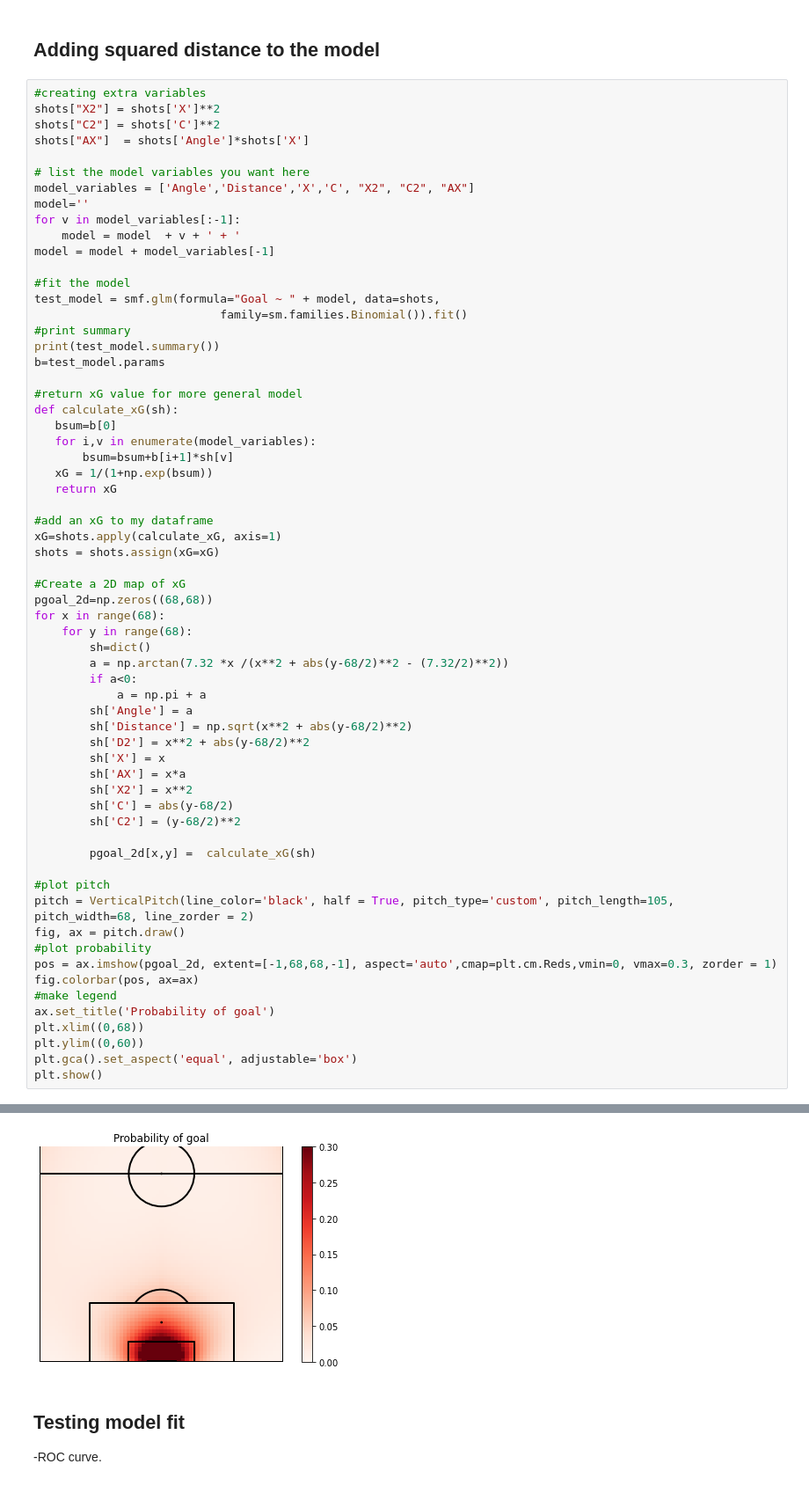
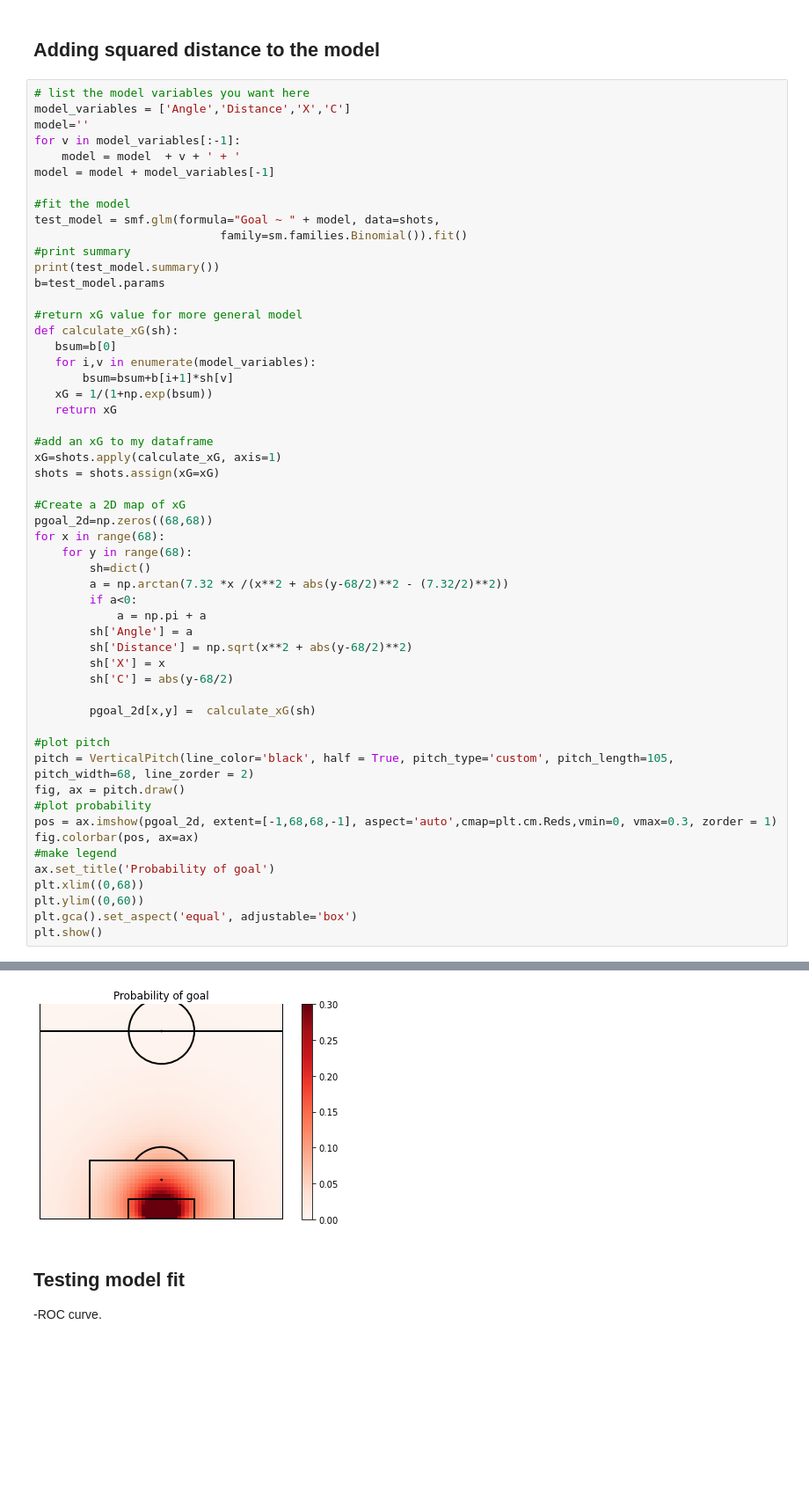
Before and after one commit to Jelan12345/Course_Project, a Jupyter notebook: 541_Course_Proj.ipynb, the cells around one changed output, grey strips where cells are left out. Shown at 88% size. Saved outputs shown, nothing was run; the diff lists cells and outputs as text; blank space fills up the shorter version.

```diff
--- a/541_Course_Proj.ipynb
+++ b/541_Course_Proj.ipynb
@@ -463,13 +489,8 @@ D2            -0.0034      0.000     -8.262      0.000      -0.004      -0.003
 # %% [markdown]
 ## Adding squared distance to the model
 # %%
-#creating extra variables
-shots["X2"] = shots['X']**2
-shots["C2"] = shots['C']**2
-shots["AX"]  = shots['Angle']*shots['X']
-
 # list the model variables you want here
-model_variables = ['Angle','Distance','X','C', "X2", "C2", "AX"]
+model_variables = ['Angle','Distance','X','C']
 model=''
 for v in model_variables[:-1]:
     model = model  + v + ' + '
@@ -504,12 +525,8 @@ for x in range(68):
             a = np.pi + a
         sh['Angle'] = a
         sh['Distance'] = np.sqrt(x**2 + abs(y-68/2)**2)
-        sh['D2'] = x**2 + abs(y-68/2)**2
         sh['X'] = x
-        sh['AX'] = x*a
-        sh['X2'] = x**2
         sh['C'] = abs(y-68/2)
-        sh['C2'] = (y-68/2)**2
 
         pgoal_2d[x,y] =  calculate_xG(sh)
 
@@ -545,5 +565,5 @@ AX             0.1251      0.118      1.063      0.288      -0.105       0.356
 ==============================================================================
-[figure, old version]
+[figure, new version]
 # %% [markdown]
 ## Testing model fit
 
```
Also changed, not shown: parts of 10 cells of this notebook.
